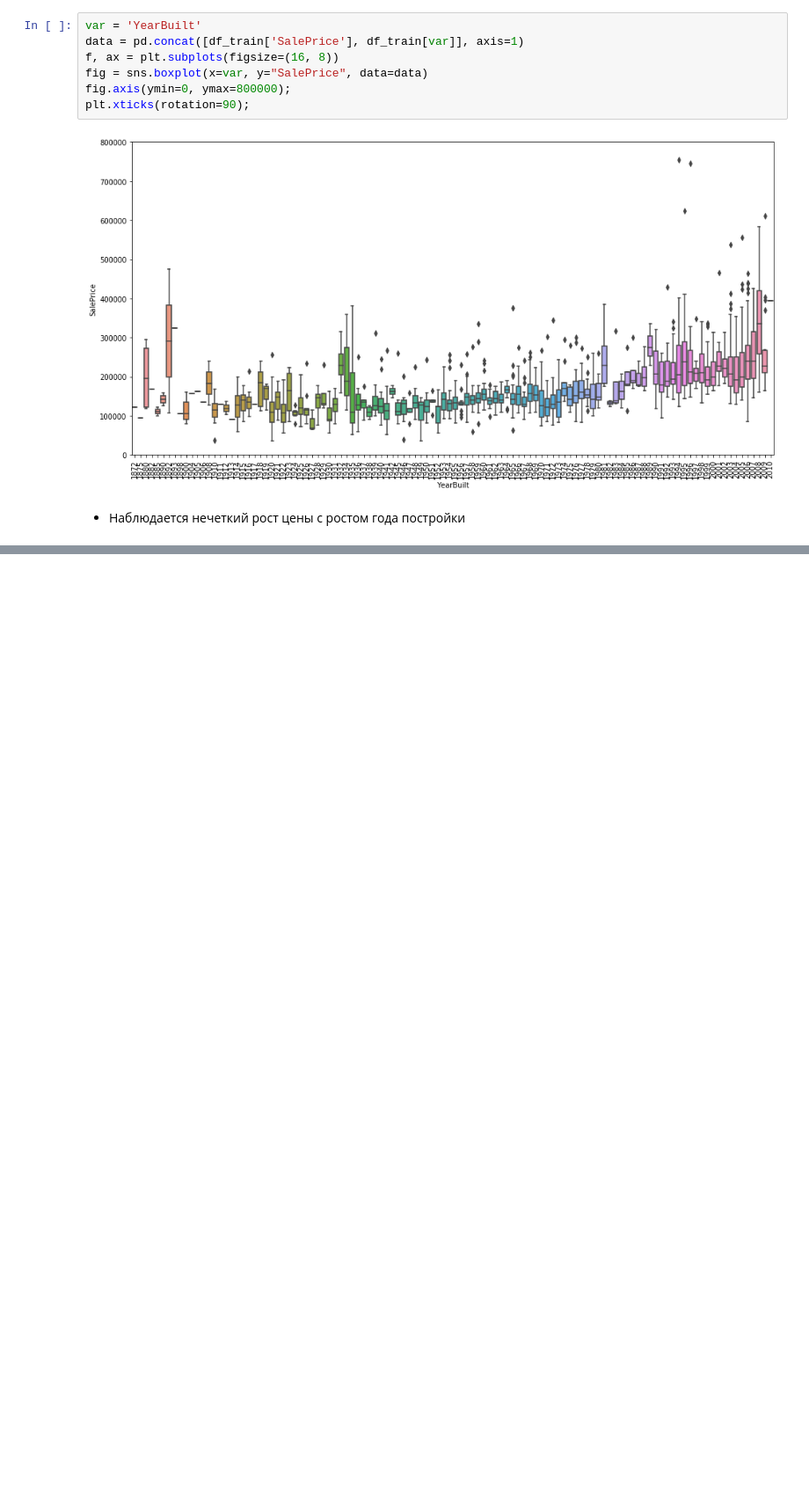
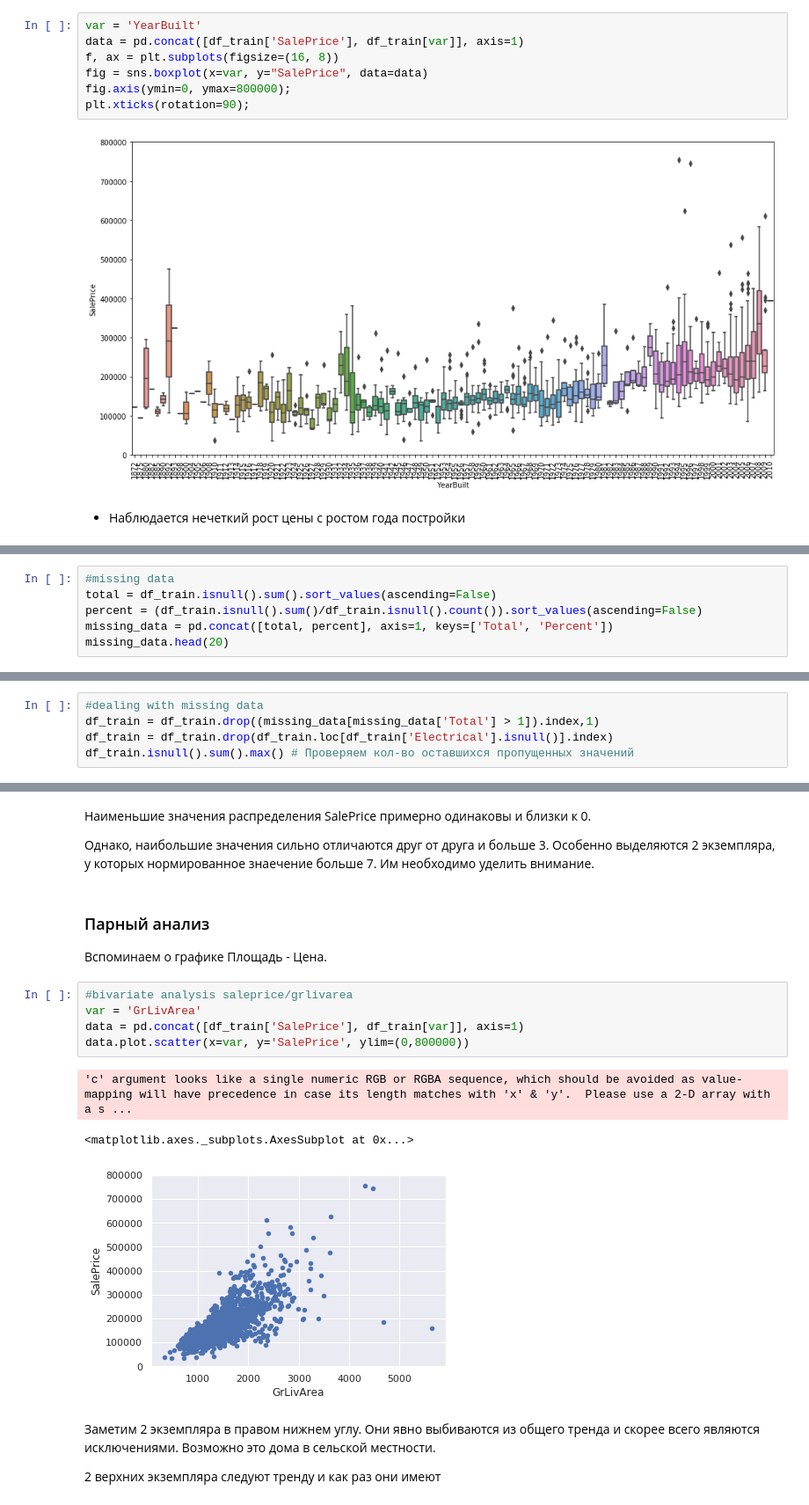
Before and after one commit to MelnikovAlmaz/kaggle_1_house_prices, a Jupyter notebook: eda/data_analysis.ipynb, the cells around one changed output, grey strips where cells are left out. Shown at 88% size. Cells and saved outputs as stored; diff of their text form; blank space fills up the shorter version.

Commit message:
Comple quick data exploration

```diff
--- a/eda/data_analysis.ipynb
+++ b/eda/data_analysis.ipynb
@@ -126,0 +170,6 @@ plt.xticks(rotation=90);
+# %%
+#missing data
+total = df_train.isnull().sum().sort_values(ascending=False)
+percent = (df_train.isnull().sum()/df_train.isnull().count()).sort_values(ascending=False)
+missing_data = pd.concat([total, percent], axis=1, keys=['Total', 'Percent'])
+missing_data.head(20)
@@ -126,0 +204,5 @@ plt.xticks(rotation=90);
+# %%
+#dealing with missing data
+df_train = df_train.drop((missing_data[missing_data['Total'] > 1]).index,1)
+df_train = df_train.drop(df_train.loc[df_train['Electrical'].isnull()].index)
+df_train.isnull().sum().max() # Проверяем кол-во оставшихся пропущенных значений
@@ -126,0 +242,21 @@ plt.xticks(rotation=90);
+# %% [markdown]
+Наименьшие значения распределения SalePrice примерно одинаковы и близки к 0.
+
+Однако, наибольшие значения сильно отличаются друг от друга и больше 3. Особенно выделяются 2 экземпляра, у которых нормированное знаечение больше 7. Им необходимо уделить внимание.
+# %% [markdown]
+### Парный анализ
+
+Вспоминаем о графике Площадь - Цена.
+# %%
+#bivariate analysis saleprice/grlivarea
+var = 'GrLivArea'
+data = pd.concat([df_train['SalePrice'], df_train[var]], axis=1)
+data.plot.scatter(x=var, y='SalePrice', ylim=(0,800000))
+# %% [output]
+'c' argument looks like a single numeric RGB or RGBA sequence, which should be avoided as value-mapping will have precedence in case its length matches with 'x' & 'y'.  Please use a 2-D array with a s ...
+<matplotlib.axes._subplots.AxesSubplot at 0x...>
+[figure, added]
+# %% [markdown]
+Заметим 2 экземпляра в правом нижнем углу. Они явно выбиваются из общего тренда и скорее всего являются исключениями. Возможно это дома в сельской местности.
+
+2 верхних экземпляра следуют тренду и как раз они имеют
```
Also changed, not shown: parts of 34 cells of this notebook.
